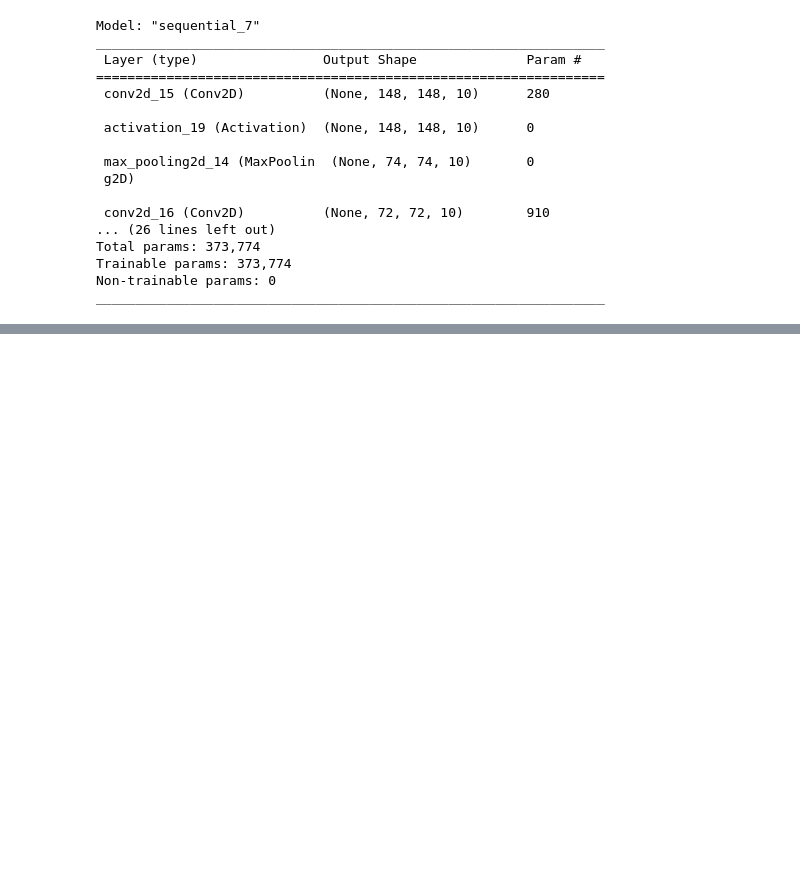
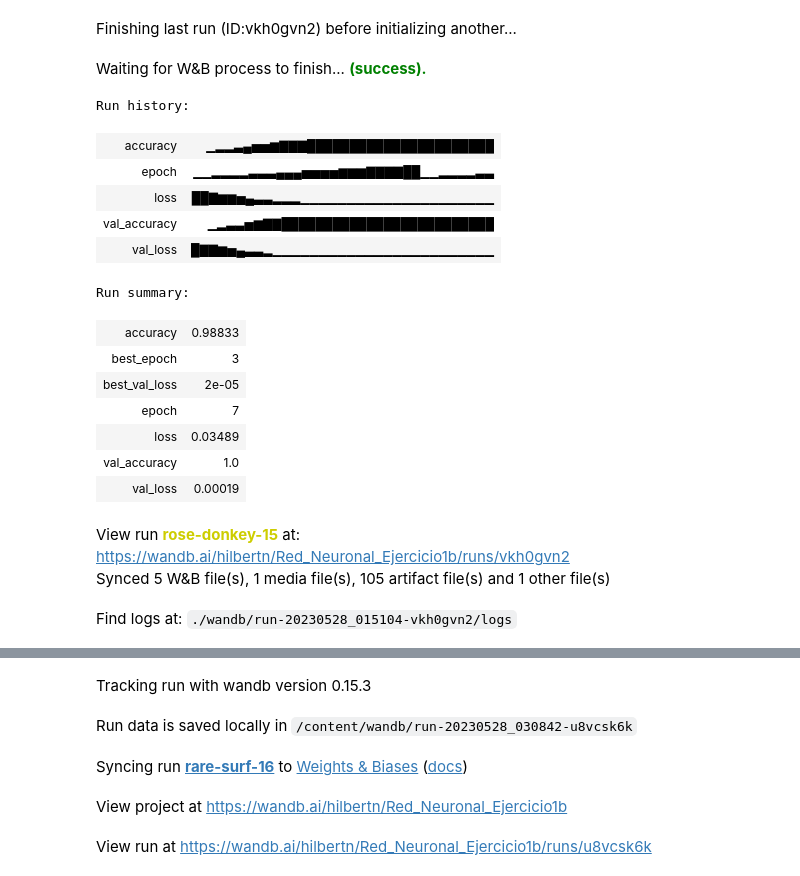
Before and after one commit to HilbertN/Analisis_de_datos_Tareas, a Jupyter notebook: Tarea4_RedesNeuronales.ipynb, the cells around one changed output, grey strips where cells are left out. Cells and saved outputs as stored; diff of their text form; code cells hidden in the pictures; blank space fills up the shorter version.

```diff
--- a/Tarea4_RedesNeuronales.ipynb
+++ b/Tarea4_RedesNeuronales.ipynb
@@ -363,28 +273,38 @@ model.add(Activation('relu'))
 model.add(MaxPooling2D(pool_size=(2,2)))
 
 model.add(Flatten())
+model.add(Dropout(0.2))
 model.add(Dense(64))
 model.add(Activation('relu'))
 model.add(Dropout(0.2))
 model.add(Dense(12))
 model.add(Activation('sigmoid'))
-
-model.summary()
-# %% [output]
-Model: "sequential_7"
-_________________________________________________________________
- Layer (type)                Output Shape              Param #
-=================================================================
- conv2d_15 (Conv2D)          (None, 148, 148, 10)      280
-
- activation_19 (Activation)  (None, 148, 148, 10)      0
-
- max_pooling2d_14 (MaxPoolin  (None, 74, 74, 10)       0
- g2D)
-
- conv2d_16 (Conv2D)          (None, 72, 72, 10)        910
-... (26 lines left out)
-Total params: 373,774
-Trainable params: 373,774
-Non-trainable params: 0
-_________________________________________________________________
+# %%
+import wandb
+from wandb.keras import WandbCallback
+wandb.init(project="Red_Neuronal_Ejercicio1b")
+wandb.config.learning_rate = 0.001
+wandb.config.epochs = epochs
+wandb.config.steps_per_epoch =epoch_steps
+wandb.config.optimizador=RMSprop
+wandb.config.validation_steps=test_steps
+# %% [output]
+Finishing last run (ID:vkh0gvn2) before initializing another...
+Waiting for W&B process to finish... (success).
+Run history:
+| accuracy | ▁▂▂▃▄▅▅▆▇▇▇██████████████████████ |
+| epoch | ▁▁▂▂▂▂▃▃▃▄▄▄▅▅▅▅▆▆▆▇▇▇▇██▁▁▂▂▂▂▃▃ |
+| loss | ██▇▆▆▅▄▃▃▂▂▂▁▁▁▁▁▁▁▁▁▁▁▁▁▁▁▁▁▁▁▁▁ |
+| val_accuracy | ▁▂▃▃▅▆▇▇█████████████████████████ |
+| val_loss | █▇▇▆▅▄▃▃▂▁▁▁▁▁▁▁▁▁▁▁▁▁▁▁▁▁▁▁▁▁▁▁▁ |
+Run summary:
+| accuracy | 0.98833 |
+| best_epoch | 3 |
+| best_val_loss | 2e-05 |
+| epoch | 7 |
+| loss | 0.03489 |
+| val_accuracy | 1.0 |
+| val_loss | 0.00019 |
+View run rose-donkey-15 at: https://wandb.ai/hilbertn/Red_Neuronal_Ejercicio1b/runs/vkh0gvn2
+Synced 5 W&B file(s), 1 media file(s), 105 artifact file(s) and 1 other file(s)
+Find logs at: ./wandb/run-20230528_015104-vkh0gvn2/logs
@@ -390,0 +312,5 @@ _________________________________________________________________
+Tracking run with wandb version 0.15.3
+Run data is saved locally in /content/wandb/run-20230528_030842-u8vcsk6k
+Syncing run rare-surf-16 to Weights & Biases (docs)
+View project at https://wandb.ai/hilbertn/Red_Neuronal_Ejercicio1b
+View run at https://wandb.ai/hilbertn/Red_Neuronal_Ejercicio1b/runs/u8vcsk6k
```
Also changed, not shown: parts of 20 cells of this notebook.
